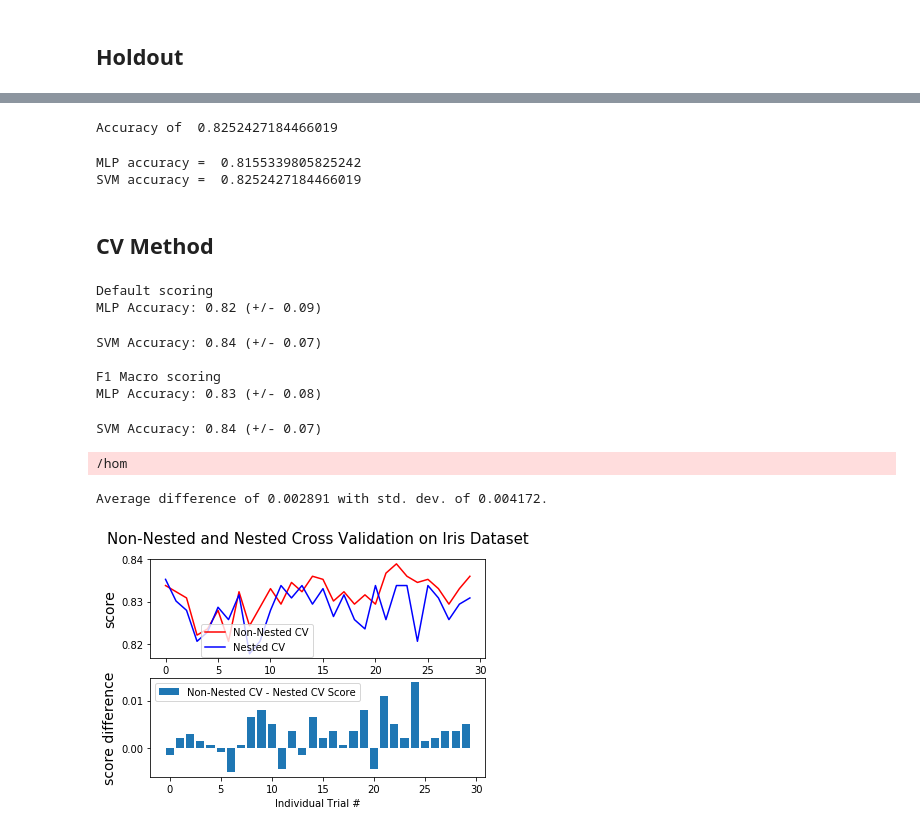
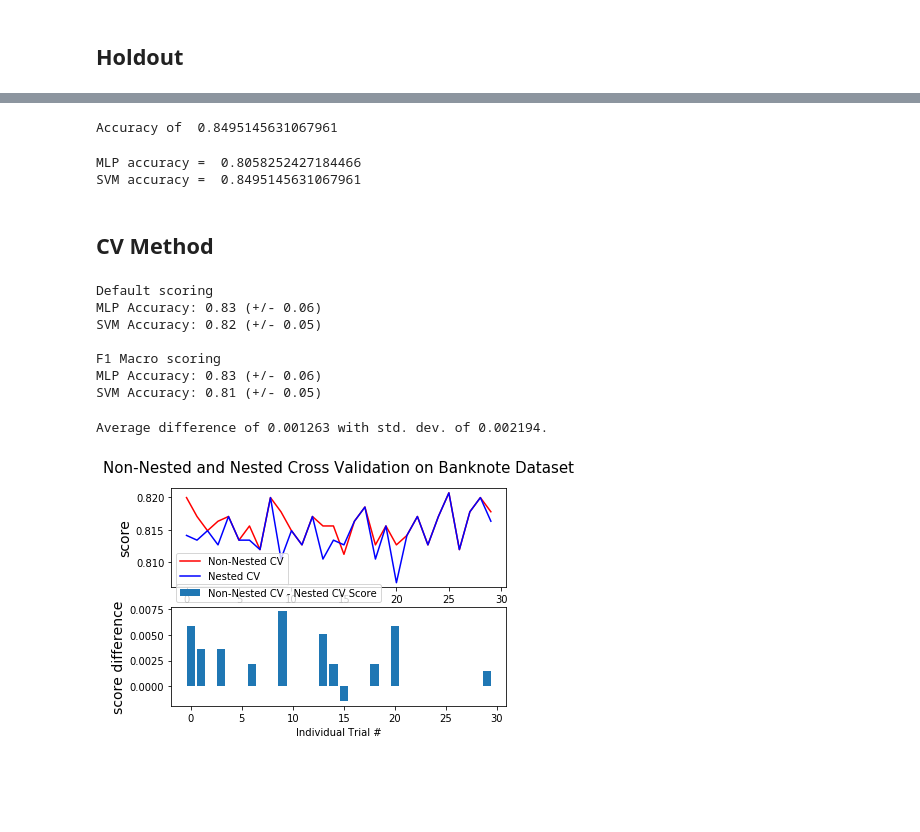
Before and after one commit to McKingly/ED-Data-Mining, a Jupyter notebook: Notebook1.ipynb, the cells around one changed output, grey strips where cells are left out. Drawn from its saved outputs; the diff is of its cells as text; code cells hidden in the pictures; blank space fills up the shorter version.

```diff
--- a/Notebook1.ipynb
+++ b/Notebook1.ipynb
@@ -571,7 +631,9 @@ print('output activation', mlp_Dataset2_fit.out_activation_)
 # %%
 from sklearn.svm import SVC
 
-svm_Dataset1=SVC(C=1.0,kernel='rbf', max_iter=2000, tol=1e-05, verbose=0)
+svm_Dataset1=SVC(C=1.0,kernel='rbf', tol=1e-05, verbose=0)
+#svm_Dataset1=SVC(C=1.0,kernel='rbf', max_iter=2000, tol=1e-05, verbose=0)
+
 svm_Dataset1
 # %% [output]
 SVC(C=1.0, cache_size=200, class_weight=None, coef0=0.0,
@@ -656,7 +737,7 @@ Accuracy of  0.8155339805825242
 # %%
 print("Accuracy of ",svm_Dataset1_fit.score(X_test1_pca,y_test1))
 # %% [output]
-Accuracy of  0.8252427184466019
+Accuracy of  0.8495145631067961
 # %%
 from sklearn.metrics import accuracy_score
 # Código que encontrei online
@@ -666,16 +747,22 @@ print("MLP accuracy = ",accuracy_score(y_test1, y_pred))
 y_pred = svm_Dataset1_fit.predict(X_test1_pca)
 print("SVM accuracy = ",accuracy_score(y_test1, y_pred))
 # %% [output]
-MLP accuracy =  0.8155339805825242
-SVM accuracy =  0.8252427184466019
+MLP accuracy =  0.8058252427184466
+SVM accuracy =  0.8495145631067961
 # %% [markdown]
 ## CV Method
 # %%
 from sklearn.model_selection import cross_val_score
 from sklearn import metrics
+from sklearn.preprocessing import StandardScaler
+
+scaler = StandardScaler()
+scaler = scaler.fit(X1)
+
+X12 = scaler.transform(X1)
 
 pca = PCA(n_components=2)
-X_test1_pca = pca.fit_transform(X1)
+X_test1_pca = pca.fit_transform(X12)
 
 print("Default scoring")
 scores = cross_val_score(mlp_Dataset1, X_test1_pca, y1, cv=5)
@@ -692,27 +779,32 @@ scores = cross_val_score(svm_Dataset1, X_test1_pca, y1, cv=5, scoring='f1_macro'
 print("SVM Accuracy: %0.2f (+/- %0.2f)" % (scores.mean(), scores.std() * 2))
 # %% [output]
 Default scoring
-MLP Accuracy: 0.82 (+/- 0.09)
+MLP Accuracy: 0.83 (+/- 0.06)
+SVM Accuracy: 0.82 (+/- 0.05)
+
+F1 Macro scoring
+MLP Accuracy: 0.83 (+/- 0.06)
+SVM Accuracy: 0.81 (+/- 0.05)
-SVM Accuracy: 0.84 (+/- 0.07)
-
-F1 Macro scoring
-MLP Accuracy: 0.83 (+/- 0.08)
-SVM Accuracy: 0.84 (+/- 0.07)
 # %%
 from sklearn.model_selection import GridSearchCV, cross_val_score, KFold
 
+# Number of random trials
 NUM_TRIALS = 30
 
-svm = svm_Dataset1
+# Load the dataset
 X_iris = X_test1_pca
 y_iris = y1
+
+# Set up possible values of parameters to optimize over
+p_grid = {"C": [1, 10, 100],
+          "gamma": [.01, .1]}
+
+# We will use a Support Vector Classifier with "rbf" kernel
+svm = svm_Dataset1
 
 # Arrays to store scores
 non_nested_scores = np.zeros(NUM_TRIALS)
 nested_scores = np.zeros(NUM_TRIALS)
-
-p_grid = {"C": [1, 10, 100],
-          "gamma": [.01, .1]}
 
 # Loop for each trial
 for i in range(NUM_TRIALS):
@@ -732,34 +824,33 @@ for i in range(NUM_TRIALS):
     nested_score = cross_val_score(clf, X=X_iris, y=y_iris, cv=outer_cv)
     nested_scores[i] = nested_score.mean()
 
 score_difference = non_nested_scores - nested_scores
 
 print("Average difference of {0:6f} with std. dev. of {1:6f}."
       .format(score_difference.mean(), score_difference.std()))
 
 # Plot scores on each trial for nested and non-nested CV
 plt.figure()
 plt.subplot(211)
 non_nested_scores_line, = plt.plot(non_nested_scores, color='r')
 nested_line, = plt.plot(nested_scores, color='b')
 plt.ylabel("score", fontsize="14")
 plt.legend([non_nested_scores_line, nested_line],
            ["Non-Nested CV", "Nested CV"],
            bbox_to_anchor=(0, .4, .5, 0))
-plt.title("Non-Nested and Nested Cross Validation on Iris Dataset",
+plt.title("Non-Nested and Nested Cross Validation on Banknote Dataset",
           x=.5, y=1.1, fontsize="15")
 
 # Plot bar chart of the difference.
 plt.subplot(212)
 difference_plot = plt.bar(range(NUM_TRIALS), score_difference)
 plt.xlabel("Individual Trial #")
 plt.legend([difference_plot],
            ["Non-Nested CV - Nested CV Score"],
            bbox_to_anchor=(0, 1, .8, 0))
 plt.ylabel("score difference", fontsize="14")
 
 plt.show()
 # %% [output]
-/hom
+Average difference of 0.001263 with std. dev. of 0.002194.
-Average difference of 0.002891 with std. dev. of 0.004172.
-[figure, old version]
+[figure, new version]
```
Also changed, not shown: parts of 21 cells of this notebook.
